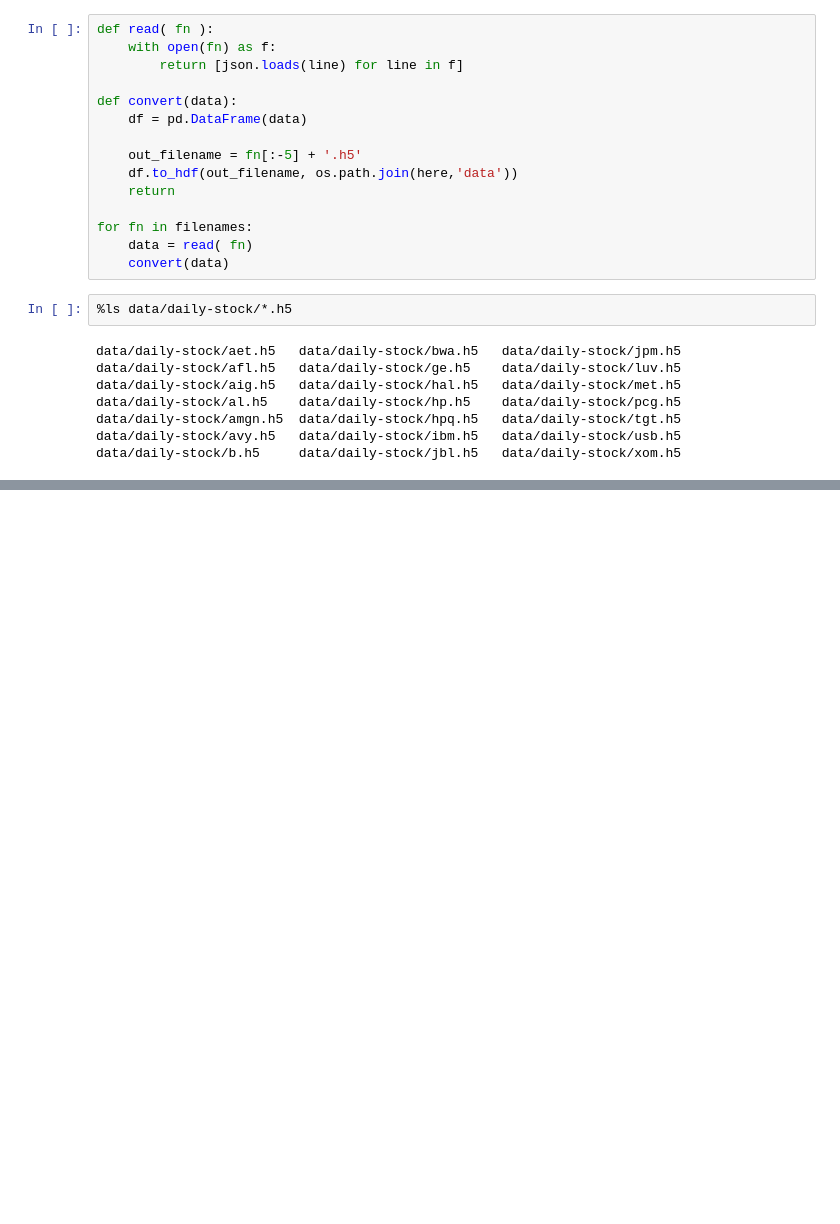
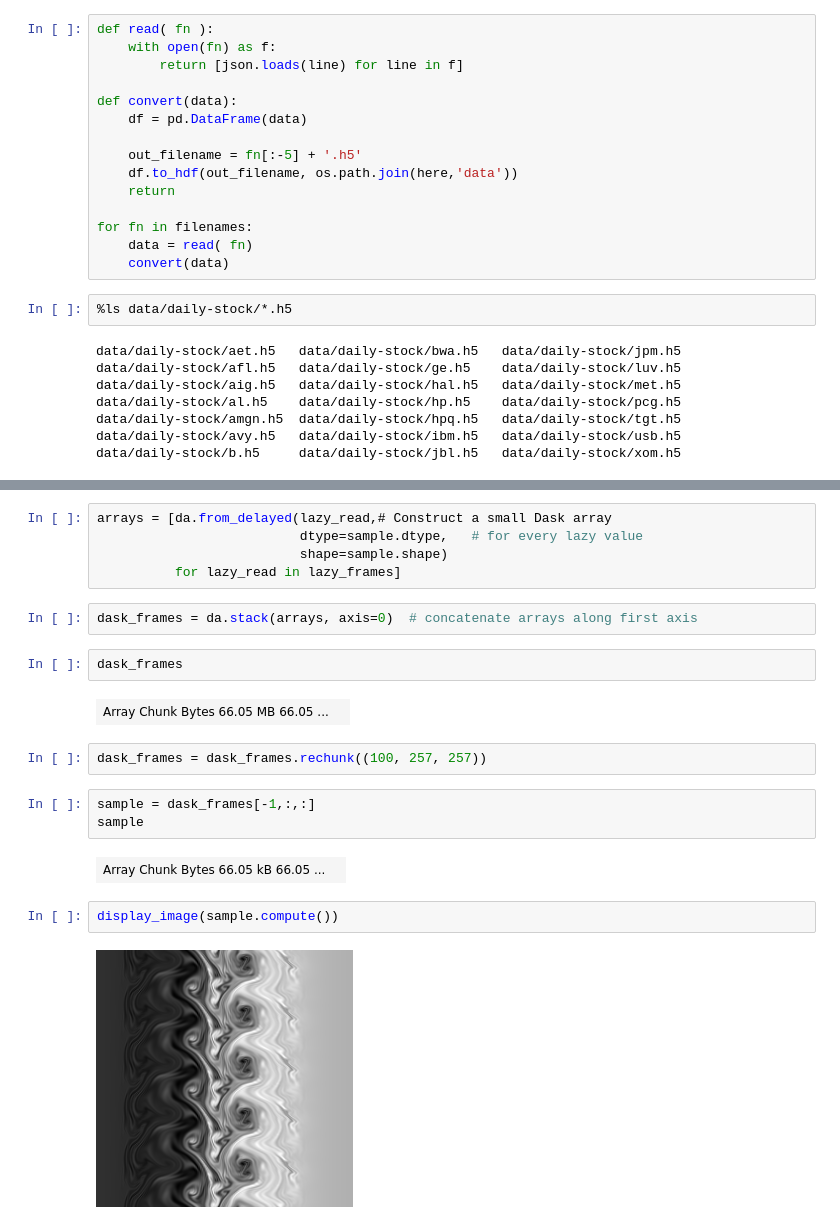
Before and after one commit to pnavaro/big-data, a Jupyter notebook: _sources/08-DaskDelayed.ipynb, the cells around one changed output, grey strips where cells are left out. Saved outputs shown, nothing was run; the diff lists cells and outputs as text; blank space fills up the shorter version.

```diff
--- a/_sources/08-DaskDelayed.ipynb
+++ b/_sources/08-DaskDelayed.ipynb
@@ -268,0 +292,22 @@ Wall time: 8.21 s
+# %%
+arrays = [da.from_delayed(lazy_read,# Construct a small Dask array
+                          dtype=sample.dtype,   # for every lazy value
+                          shape=sample.shape)
+          for lazy_read in lazy_frames]
+# %%
+dask_frames = da.stack(arrays, axis=0)  # concatenate arrays along first axis
+# %%
+dask_frames
+# %% [output]
+| Array Chunk Bytes 66.05 MB 66.05 ... |  |
+# %%
+dask_frames = dask_frames.rechunk((100, 257, 257))
+# %%
+sample = dask_frames[-1,:,:]
+sample
+# %% [output]
+| Array Chunk Bytes 66.05 kB 66.05 ... |  |
+# %%
+display_image(sample.compute())
+# %% [output]
+[figure, added]
```
Also changed, not shown: parts of 29 cells of this notebook, 29 other files.
